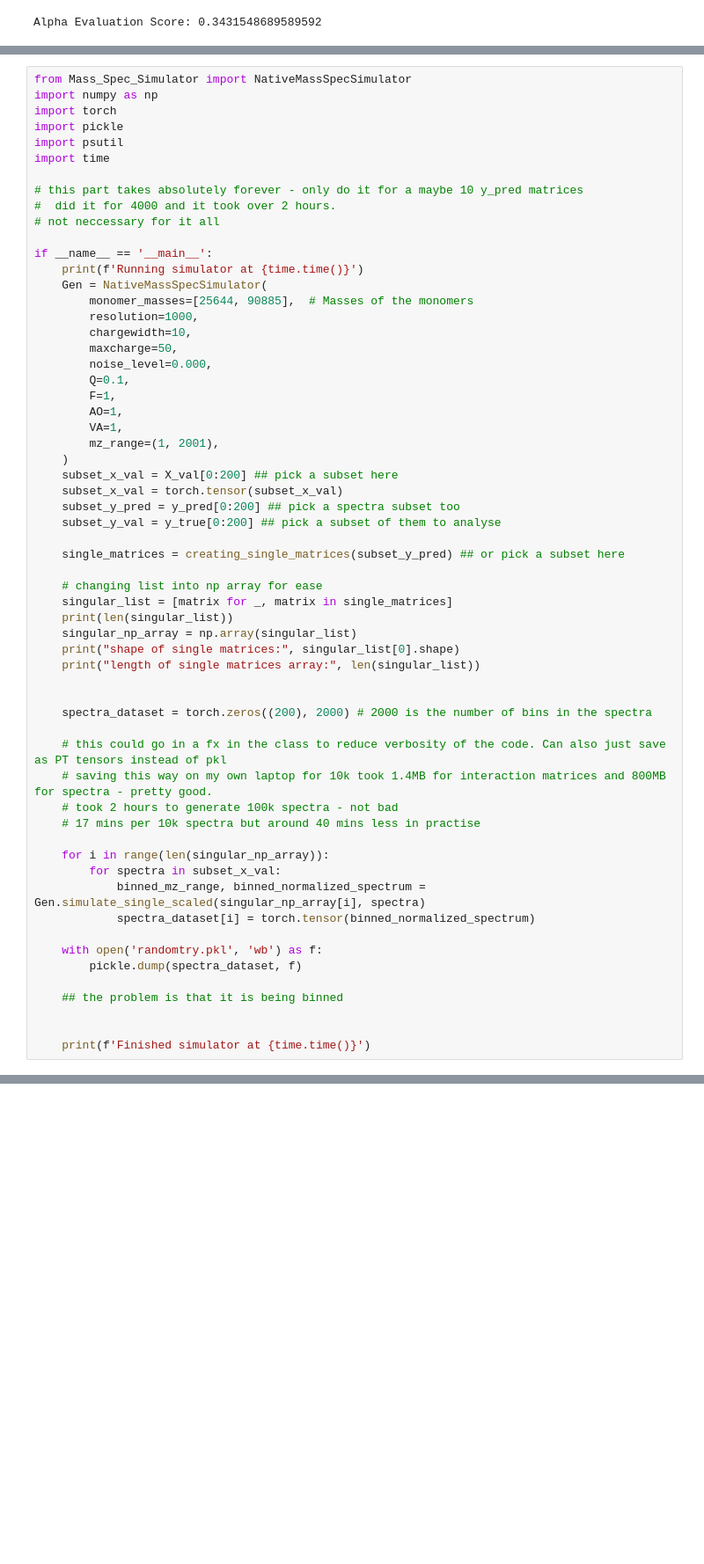
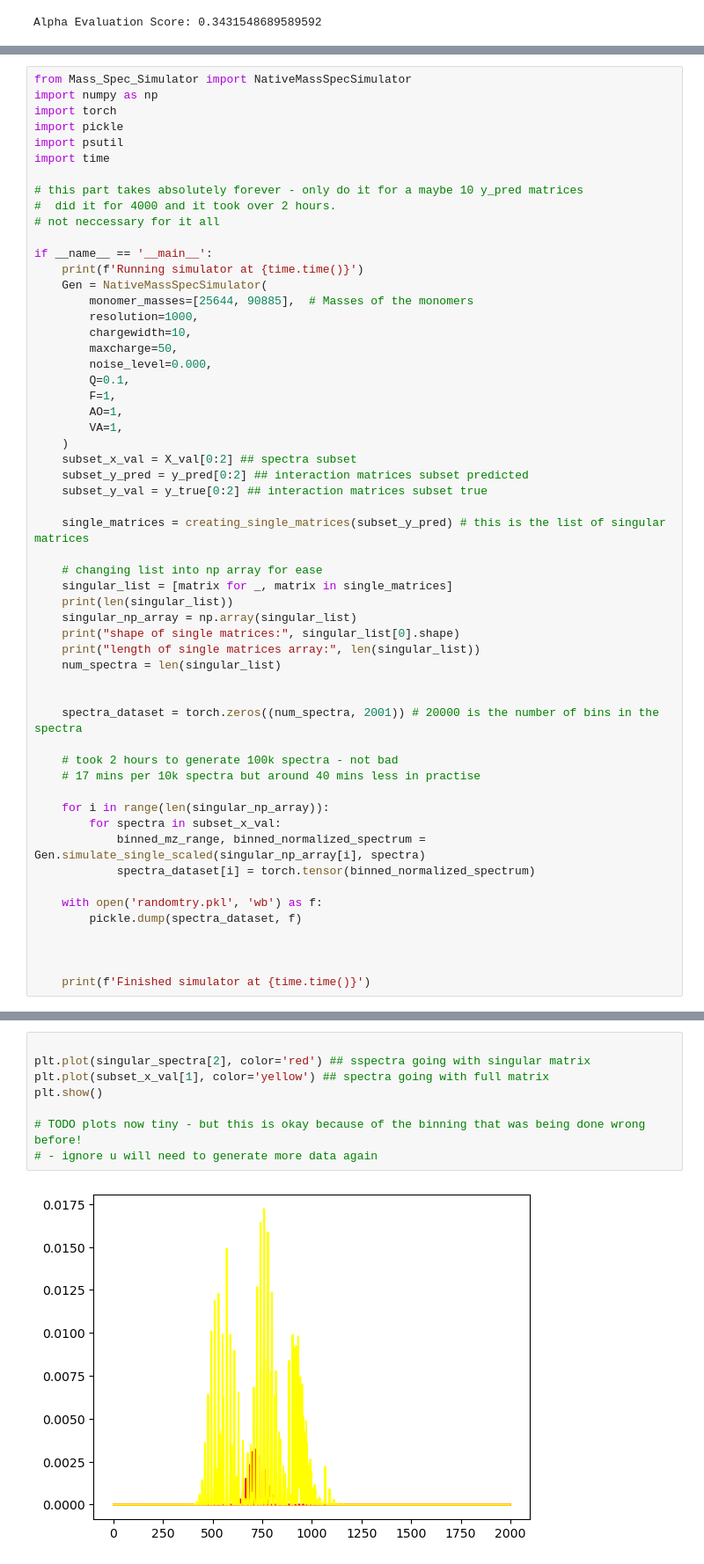
Before and after one commit to SanazKaz/Mass_Spec_ML_Project, a Jupyter notebook: ANN.ipynb, the cells around one changed output, grey strips where cells are left out. Shown at 88% size. Saved outputs shown, nothing was run; the diff lists cells and outputs as text; blank space fills up the shorter version.

Commit message:
changed the binning ot add and divide rather than accumulate intensities for 10 m/z - need to gen more data - plots overlay nicely.

```diff
--- a/ANN.ipynb
+++ b/ANN.ipynb
@@ -943,14 +941,12 @@ if __name__ == '__main__':
         F=1,
         AO=1,
         VA=1,
-        mz_range=(1, 2001),
     )
-    subset_x_val = X_val[0:200] ## pick a subset here
-    subset_x_val = torch.tensor(subset_x_val)
-    subset_y_pred = y_pred[0:200] ## pick a spectra subset too
-    subset_y_val = y_true[0:200] ## pick a subset of them to analyse
+    subset_x_val = X_val[0:2] ## spectra subset
+    subset_y_pred = y_pred[0:2] ## interaction matrices subset predicted
+    subset_y_val = y_true[0:2] ## interaction matrices subset true
 
-    single_matrices = creating_single_matrices(subset_y_pred) ## or pick a subset here
+    single_matrices = creating_single_matrices(subset_y_pred) # this is the list of singular matrices
 
     # changing list into np array for ease
     singular_list = [matrix for _, matrix in single_matrices]
@@ -958,12 +954,11 @@ if __name__ == '__main__':
     singular_np_array = np.array(singular_list)
     print("shape of single matrices:", singular_list[0].shape)
     print("length of single matrices array:", len(singular_list))
+    num_spectra = len(singular_list)
 
 
-    spectra_dataset = torch.zeros((200), 2000) # 2000 is the number of bins in the spectra
+    spectra_dataset = torch.zeros((num_spectra, 2001)) # 20000 is the number of bins in the spectra
 
-    # this could go in a fx in the class to reduce verbosity of the code. Can also just save as PT tensors instead of pkl
-    # saving this way on my own laptop for 10k took 1.4MB for interaction matrices and 800MB for spectra - pretty good.
     # took 2 hours to generate 100k spectra - not bad
     # 17 mins per 10k spectra but around 40 mins less in practise
 
@@ -975,7 +970,6 @@ if __name__ == '__main__':
     with open('randomtry.pkl', 'wb') as f:
         pickle.dump(spectra_dataset, f)
 
-    ## the problem is that it is being binned
 
 
     print(f'Finished simulator at {time.time()}')
@@ -1019,3 +1010,13 @@ singular matrix: [[0.   0.   0.07 0.   0.   0.  ]
+# %%
+
+plt.plot(singular_spectra[2], color='red') ## sspectra going with singular matrix
+plt.plot(subset_x_val[1], color='yellow') ## spectra going with full matrix
+plt.show()
+
+# TODO plots now tiny - but this is okay because of the binning that was being done wrong before!
+# - ignore u will need to generate more data again
+# %% [output]
+[figure, added]
 # %%
 import matplotlib.pyplot as plt
 
```
Also changed, not shown: parts of 8 cells of this notebook, 1 other file.
